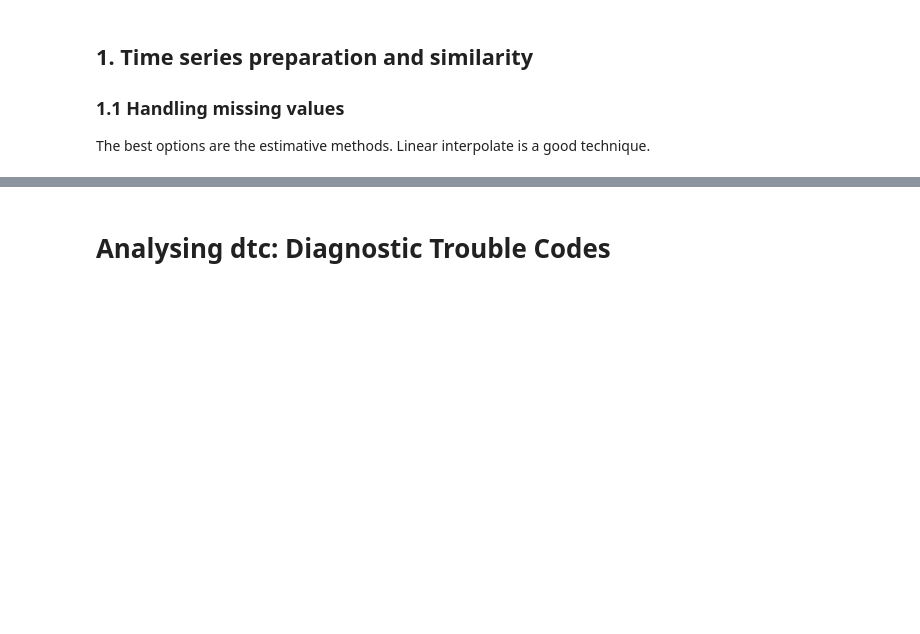
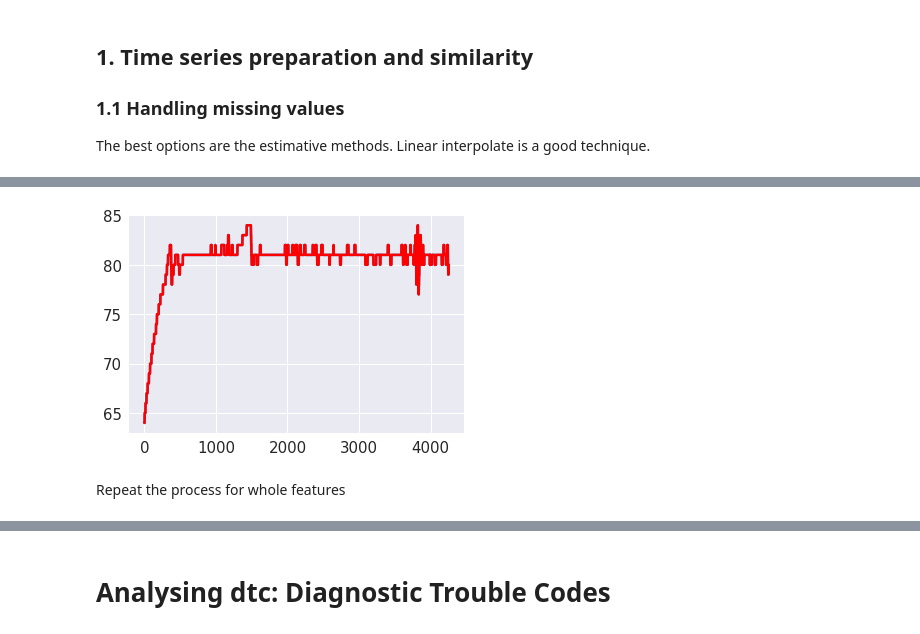
Before and after one commit to noshaq/Vehicle_remote_sensing, a Jupyter notebook: allcars_exploratory.ipynb, the cells around one changed output, grey strips where cells are left out. Cells and saved outputs as stored; diff of their text form; code cells hidden in the pictures; blank space fills up the shorter version.

```diff
--- a/allcars_exploratory.ipynb
+++ b/allcars_exploratory.ipynb
@@ -271,0 +313,11 @@ Be carefull! In general, the gradient descent technique may be trapped in local
+# %%
+#plt.figure(figsize=(16,10))
+fig1 = plt.figure()
+ax1 = fig1.add_subplot(111)
+ax1.plot(go_cTemp)
+ax1.plot(holt_cTemp.drop(['Level','Growth'],axis = 1), color='r')
+plt.show()
+# %% [output]
+[figure, added]
+# %% [markdown]
+Repeat the process for whole features
```
Also changed, not shown: parts of 21 cells of this notebook.
